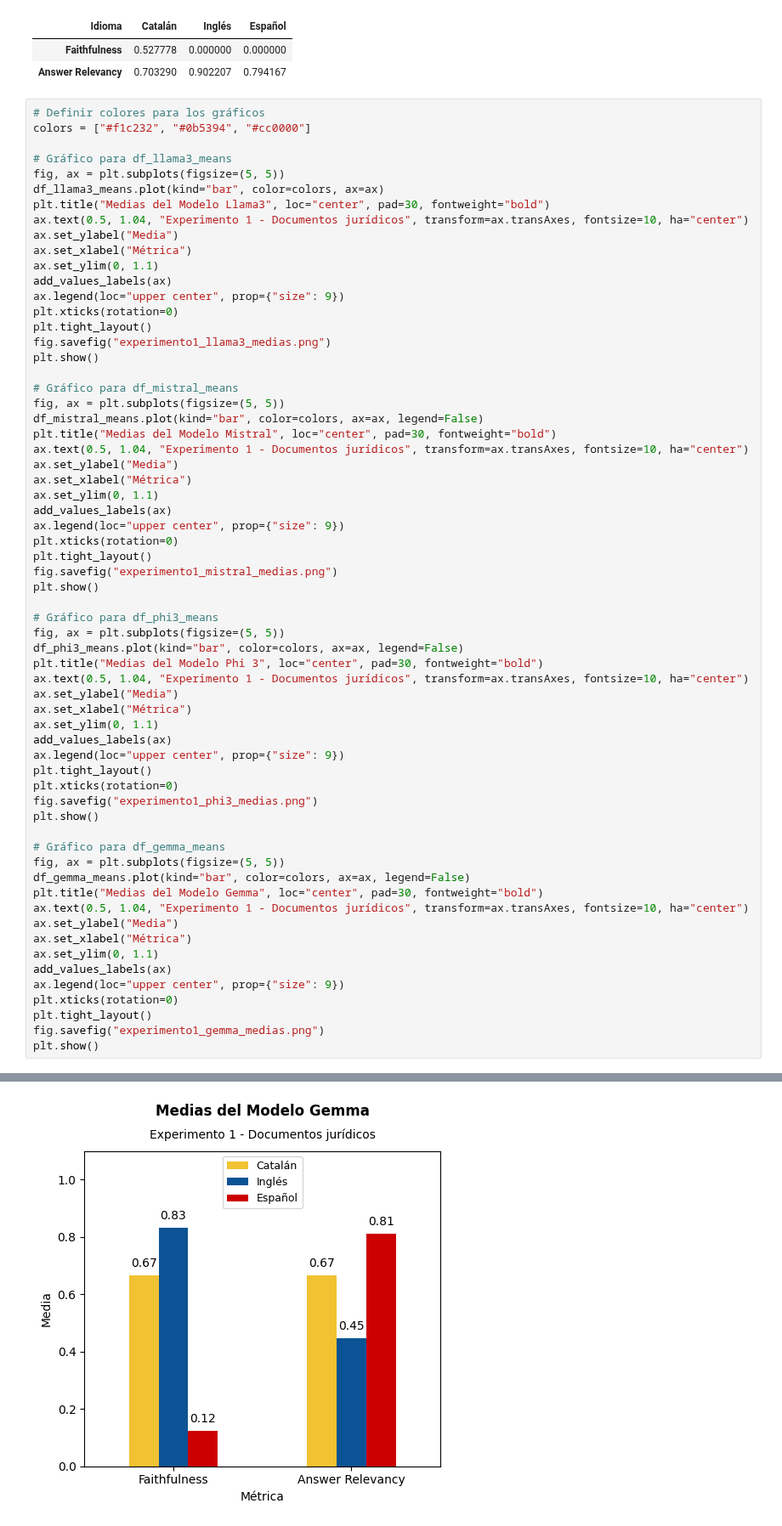
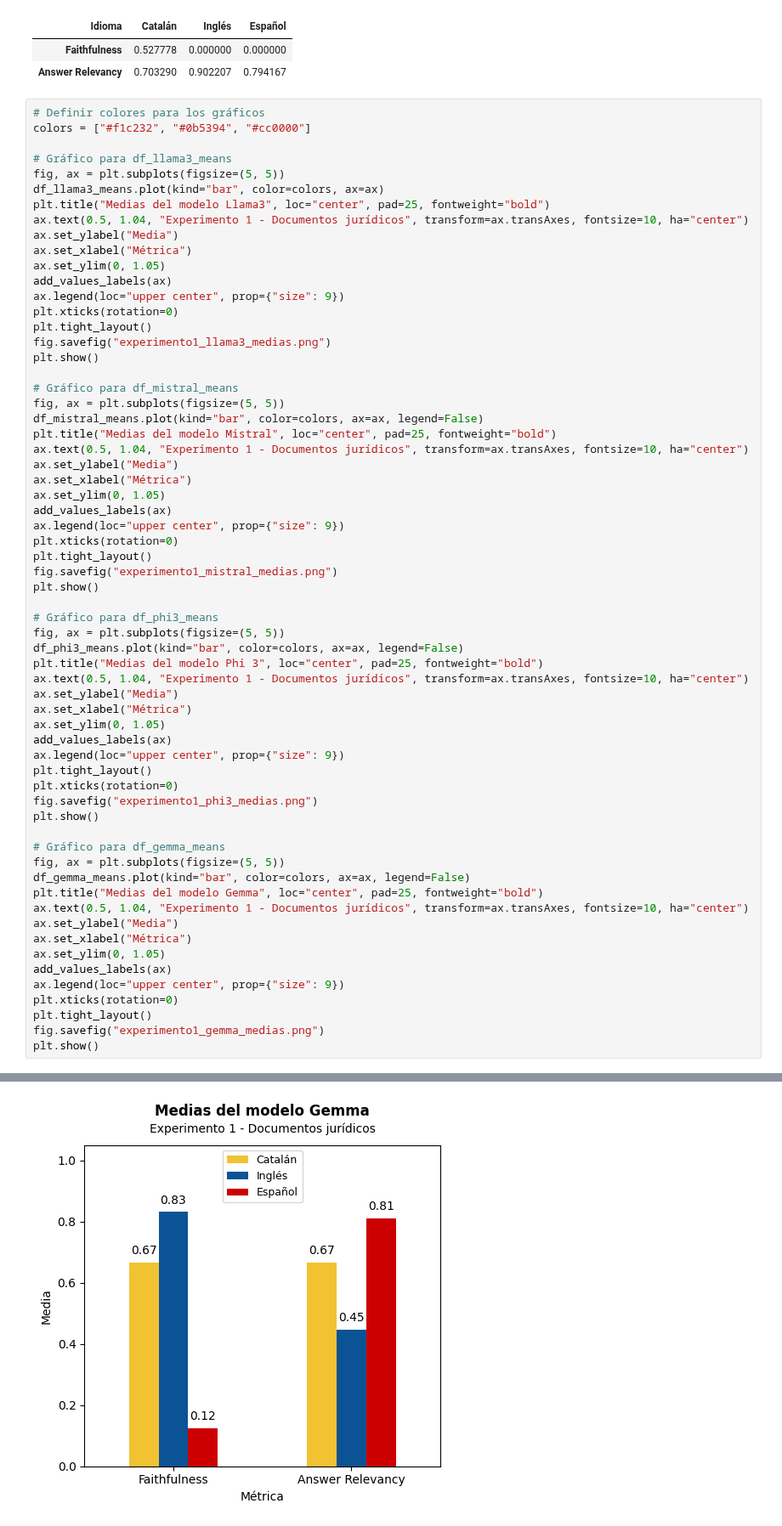
Before and after one commit to Luisbp27/documentQuestionAnswering, a Jupyter notebook: testing/test1/llm/llm_analysis.ipynb, the cells around one changed output, grey strips where cells are left out. Shown at 85% size. Cells and saved outputs as stored; diff of their text form.

```diff
--- a/testing/test1/llm/llm_analysis.ipynb
+++ b/testing/test1/llm/llm_analysis.ipynb
@@ -159,11 +159,11 @@ colors = ["#f1c232", "#0b5394", "#cc0000"]
 # Gráfico para df_llama3_means
 fig, ax = plt.subplots(figsize=(5, 5))
 df_llama3_means.plot(kind="bar", color=colors, ax=ax)
-plt.title("Medias del Modelo Llama3", loc="center", pad=30, fontweight="bold")
+plt.title("Medias del modelo Llama3", loc="center", pad=25, fontweight="bold")
 ax.text(0.5, 1.04, "Experimento 1 - Documentos jurídicos", transform=ax.transAxes, fontsize=10, ha="center")
 ax.set_ylabel("Media")
 ax.set_xlabel("Métrica")
-ax.set_ylim(0, 1.1)
+ax.set_ylim(0, 1.05)
 add_values_labels(ax)
 ax.legend(loc="upper center", prop={"size": 9})
 plt.xticks(rotation=0)
@@ -174,11 +174,11 @@ plt.show()
 # Gráfico para df_mistral_means
 fig, ax = plt.subplots(figsize=(5, 5))
 df_mistral_means.plot(kind="bar", color=colors, ax=ax, legend=False)
-plt.title("Medias del Modelo Mistral", loc="center", pad=30, fontweight="bold")
+plt.title("Medias del modelo Mistral", loc="center", pad=25, fontweight="bold")
 ax.text(0.5, 1.04, "Experimento 1 - Documentos jurídicos", transform=ax.transAxes, fontsize=10, ha="center")
 ax.set_ylabel("Media")
 ax.set_xlabel("Métrica")
-ax.set_ylim(0, 1.1)
+ax.set_ylim(0, 1.05)
 add_values_labels(ax)
 ax.legend(loc="upper center", prop={"size": 9})
 plt.xticks(rotation=0)
@@ -189,11 +189,11 @@ plt.show()
 # Gráfico para df_phi3_means
 fig, ax = plt.subplots(figsize=(5, 5))
 df_phi3_means.plot(kind="bar", color=colors, ax=ax, legend=False)
-plt.title("Medias del Modelo Phi 3", loc="center", pad=30, fontweight="bold")
+plt.title("Medias del modelo Phi 3", loc="center", pad=25, fontweight="bold")
 ax.text(0.5, 1.04, "Experimento 1 - Documentos jurídicos", transform=ax.transAxes, fontsize=10, ha="center")
 ax.set_ylabel("Media")
 ax.set_xlabel("Métrica")
-ax.set_ylim(0, 1.1)
+ax.set_ylim(0, 1.05)
 add_values_labels(ax)
 ax.legend(loc="upper center", prop={"size": 9})
 plt.tight_layout()
@@ -204,11 +204,11 @@ plt.show()
 # Gráfico para df_gemma_means
 fig, ax = plt.subplots(figsize=(5, 5))
 df_gemma_means.plot(kind="bar", color=colors, ax=ax, legend=False)
-plt.title("Medias del Modelo Gemma", loc="center", pad=30, fontweight="bold")
+plt.title("Medias del modelo Gemma", loc="center", pad=25, fontweight="bold")
 ax.text(0.5, 1.04, "Experimento 1 - Documentos jurídicos", transform=ax.transAxes, fontsize=10, ha="center")
 ax.set_ylabel("Media")
 ax.set_xlabel("Métrica")
-ax.set_ylim(0, 1.1)
+ax.set_ylim(0, 1.05)
 add_values_labels(ax)
 ax.legend(loc="upper center", prop={"size": 9})
 plt.xticks(rotation=0)
@@ -222 +222 @@ plt.show()
-[figure, old version]
+[figure, new version]
```
Also changed, not shown: parts of 1 cell of this notebook, 14 other files.
